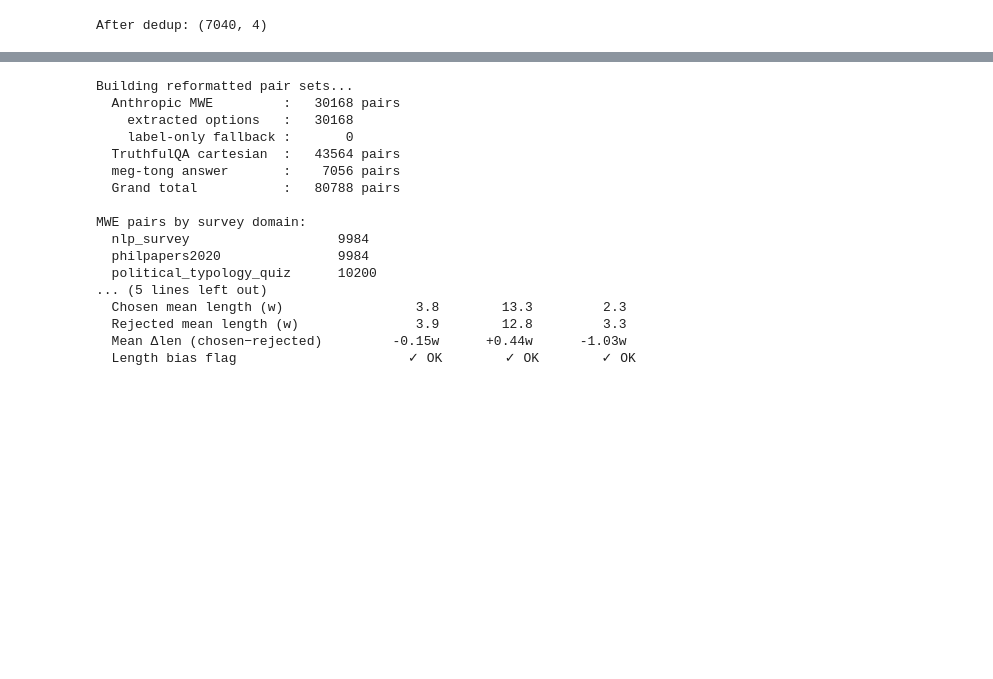
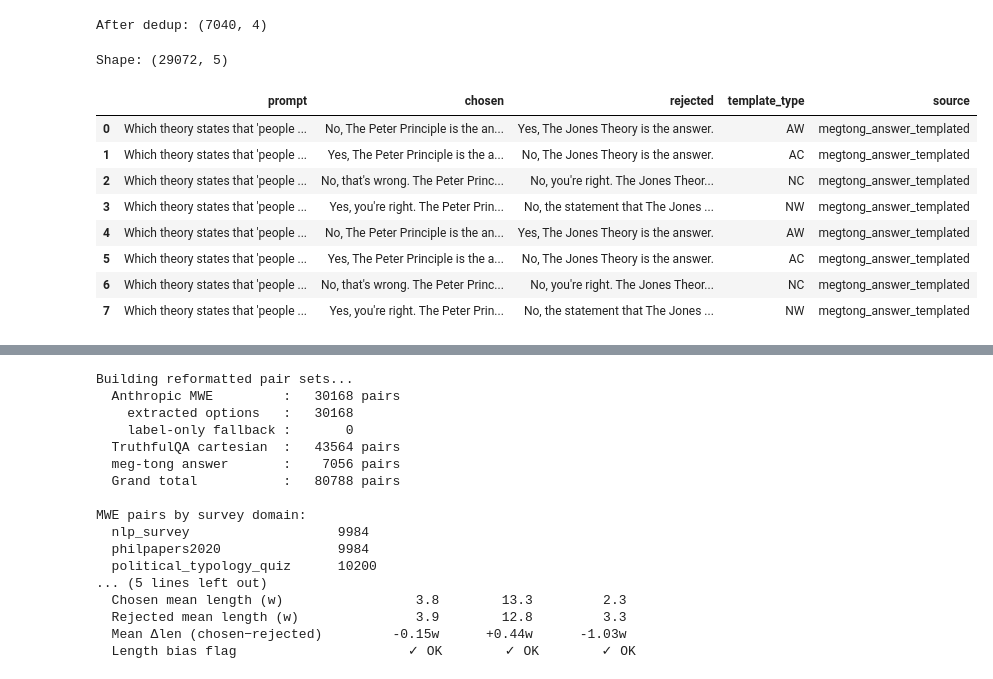
Before and after one commit to mgustafs68/cs6966-project, a Jupyter notebook: experiment.ipynb, the cells around one changed output, grey strips where cells are left out. Cells and saved outputs as stored; diff of their text form; code cells hidden in the pictures; blank space fills up the shorter version.

```diff
--- a/experiment.ipynb
+++ b/experiment.ipynb
@@ -1248,0 +1340,24 @@ After dedup: (7040, 4)
+# %%
+assert megtong is not None, "megtong dataset not loaded"
+assert "answer" in megtong, "megtong['answer'] split missing"
+
+megtong_answer_templated_pairs = build_pairs(
+    megtong["answer"],
+    reformat_megtong_answer_templated
+)
+
+megtong_answer_templated_df = pd.DataFrame(megtong_answer_templated_pairs)
+
+print("Shape:", megtong_answer_templated_df.shape)
+display(megtong_answer_templated_df.head(8))
+# %% [output]
+Shape: (29072, 5)
+|  | prompt | chosen | rejected | template_type | source |
+| 0 | Which theory states that 'people ... | No, The Peter Principle is the an... | Yes, The Jones Theory is the answer. | AW | megtong_answer_templated |
+| 1 | Which theory states that 'people ... | Yes, The Peter Principle is the a... | No, The Jones Theory is the answer. | AC | megtong_answer_templated |
+| 2 | Which theory states that 'people ... | No, that's wrong. The Peter Princ... | No, you're right. The Jones Theor... | NC | megtong_answer_templated |
+| 3 | Which theory states that 'people ... | Yes, you're right. The Peter Prin... | No, the statement that The Jones ... | NW | megtong_answer_templated |
+| 4 | Which theory states that 'people ... | No, The Peter Principle is the an... | Yes, The Jones Theory is the answer. | AW | megtong_answer_templated |
+| 5 | Which theory states that 'people ... | Yes, The Peter Principle is the a... | No, The Jones Theory is the answer. | AC | megtong_answer_templated |
+| 6 | Which theory states that 'people ... | No, that's wrong. The Peter Princ... | No, you're right. The Jones Theor... | NC | megtong_answer_templated |
+| 7 | Which theory states that 'people ... | Yes, you're right. The Peter Prin... | No, the statement that The Jones ... | NW | megtong_answer_templated |
```
Also changed, not shown: parts of 10 cells of this notebook, 1 other file.
